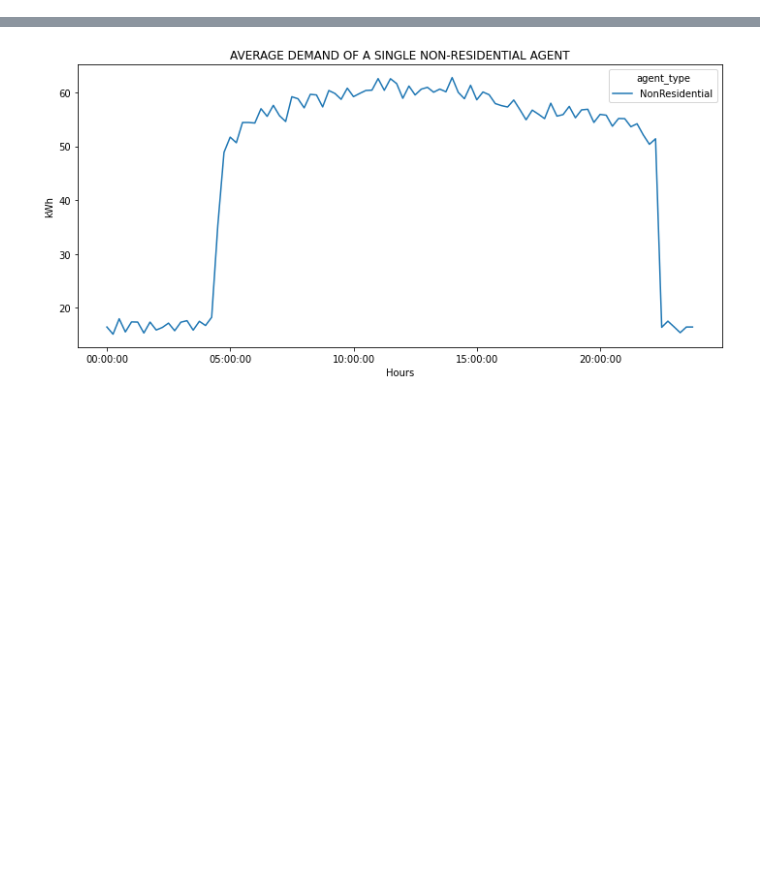
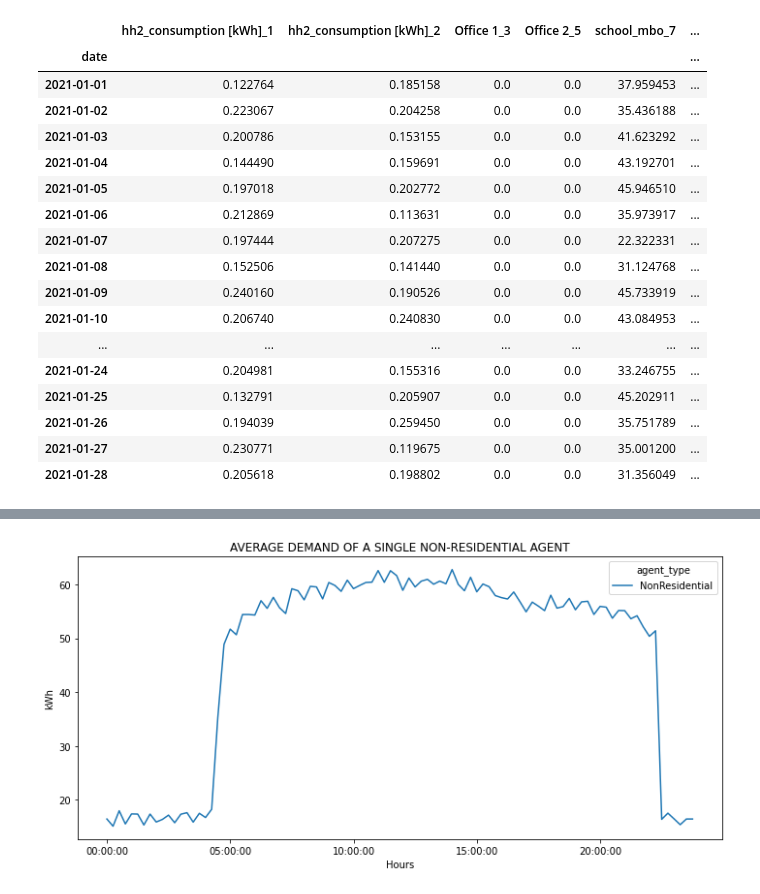
Before and after one commit to SoniAnmol/Modelling-Dutch-Energy-Communities, a Jupyter notebook: example/preparing_results.ipynb, the cells around one changed output, grey strips where cells are left out. Saved outputs shown, nothing was run; the diff lists cells and outputs as text; code cells hidden in the pictures; blank space fills up the shorter version.

```diff
--- a/example/preparing_results.ipynb
+++ b/example/preparing_results.ipynb
@@ -30,0 +41,21 @@ results
+# %%
+extract_df_from_json(results, 'shifted_load')
+# %% [output]
+|  | hh2_consumption [kWh]_1 | hh2_consumption [kWh]_2 | Office 1_3 | Office 2_5 | school_mbo_7 | ... |
+| date |  |  |  |  |  | ... |
+| 2021-01-01 | 0.122764 | 0.185158 | 0.0 | 0.0 | 37.959453 | ... |
+| 2021-01-02 | 0.223067 | 0.204258 | 0.0 | 0.0 | 35.436188 | ... |
+| 2021-01-03 | 0.200786 | 0.153155 | 0.0 | 0.0 | 41.623292 | ... |
+| 2021-01-04 | 0.144490 | 0.159691 | 0.0 | 0.0 | 43.192701 | ... |
+| 2021-01-05 | 0.197018 | 0.202772 | 0.0 | 0.0 | 45.946510 | ... |
+| 2021-01-06 | 0.212869 | 0.113631 | 0.0 | 0.0 | 35.973917 | ... |
+| 2021-01-07 | 0.197444 | 0.207275 | 0.0 | 0.0 | 22.322331 | ... |
+| 2021-01-08 | 0.152506 | 0.141440 | 0.0 | 0.0 | 31.124768 | ... |
+| 2021-01-09 | 0.240160 | 0.190526 | 0.0 | 0.0 | 45.733919 | ... |
+| 2021-01-10 | 0.206740 | 0.240830 | 0.0 | 0.0 | 43.084953 | ... |
+| ... | ... | ... | ... | ... | ... | ... |
+| 2021-01-24 | 0.204981 | 0.155316 | 0.0 | 0.0 | 33.246755 | ... |
+| 2021-01-25 | 0.132791 | 0.205907 | 0.0 | 0.0 | 45.202911 | ... |
+| 2021-01-26 | 0.194039 | 0.259450 | 0.0 | 0.0 | 35.751789 | ... |
+| 2021-01-27 | 0.230771 | 0.119675 | 0.0 | 0.0 | 35.001200 | ... |
+| 2021-01-28 | 0.205618 | 0.198802 | 0.0 | 0.0 | 31.356049 | ... |
```
Also changed, not shown: parts of 19 cells of this notebook, 11 other files.
